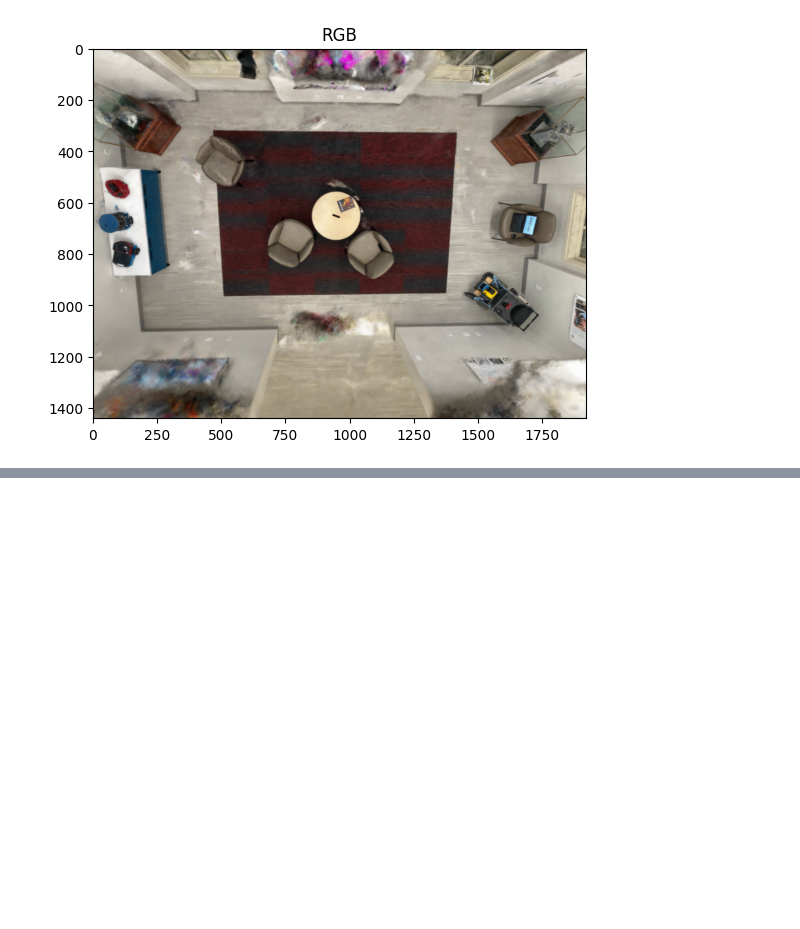
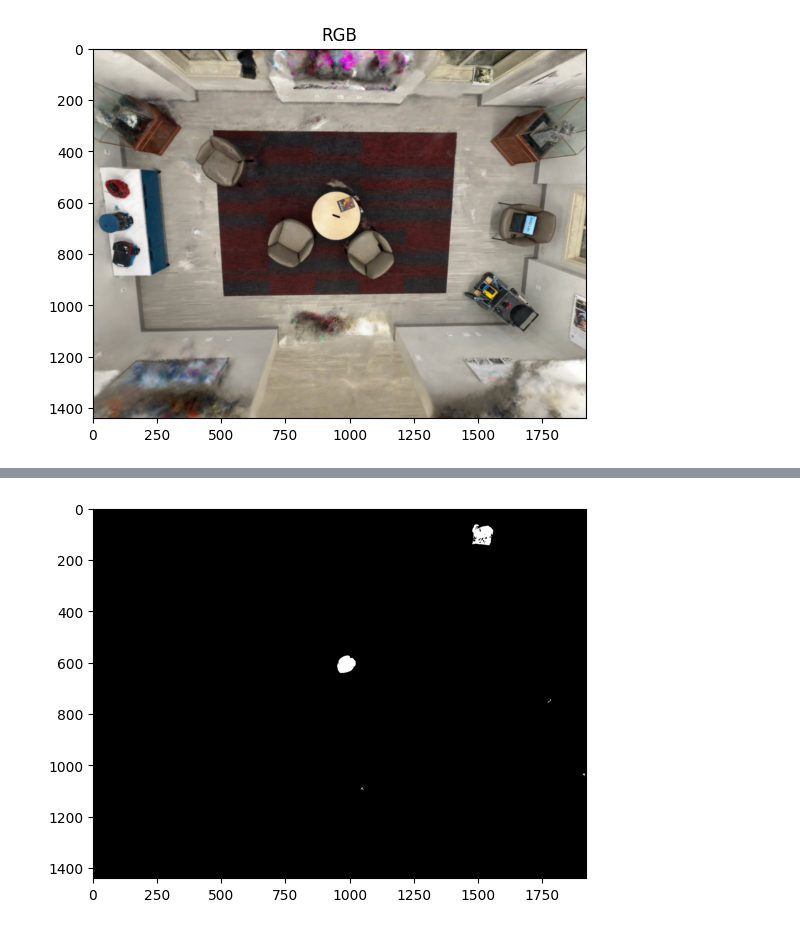
Before and after one commit to sadanand1120/f3rm, a Jupyter notebook: viz.ipynb, the cells around one changed output, grey strips where cells are left out. Saved outputs shown, nothing was run; the diff lists cells and outputs as text; code cells hidden in the pictures; blank space fills up the shorter version.

```diff
--- a/viz.ipynb
+++ b/viz.ipynb
@@ -52,0 +68,3 @@ plt.show()
+# %%
+model, _, _ = open_clip.create_model_and_transforms(CLIPArgs.model_name, pretrained=CLIPArgs.model_pretrained, device=nerfint.device)
+model.eval()
@@ -52,0 +89,14 @@ plt.show()
+# %%
+text_queries = ["magazine", "object"]
+tokenizer = open_clip.get_tokenizer(CLIPArgs.model_name)
+text = tokenizer(text_queries).to(nerfint.device)
+text_features = model.encode_text(text)
+text_embds = text_features.cpu()
+sims = compute_similarity_text2vis(descriptors, text_embds, has_negatives=True, softmax_temp=1.0).squeeze()
+# plt.imshow(sims.cpu().numpy(), cmap="turbo")
+# plt.show()
+magazine_mask = (sims.cpu().numpy() > 0.502)
+plt.imshow(magazine_mask, cmap="gray")
+plt.show()
+# %% [output]
+[figure, added]
```
Also changed, not shown: parts of 29 cells of this notebook, 4 other files.
